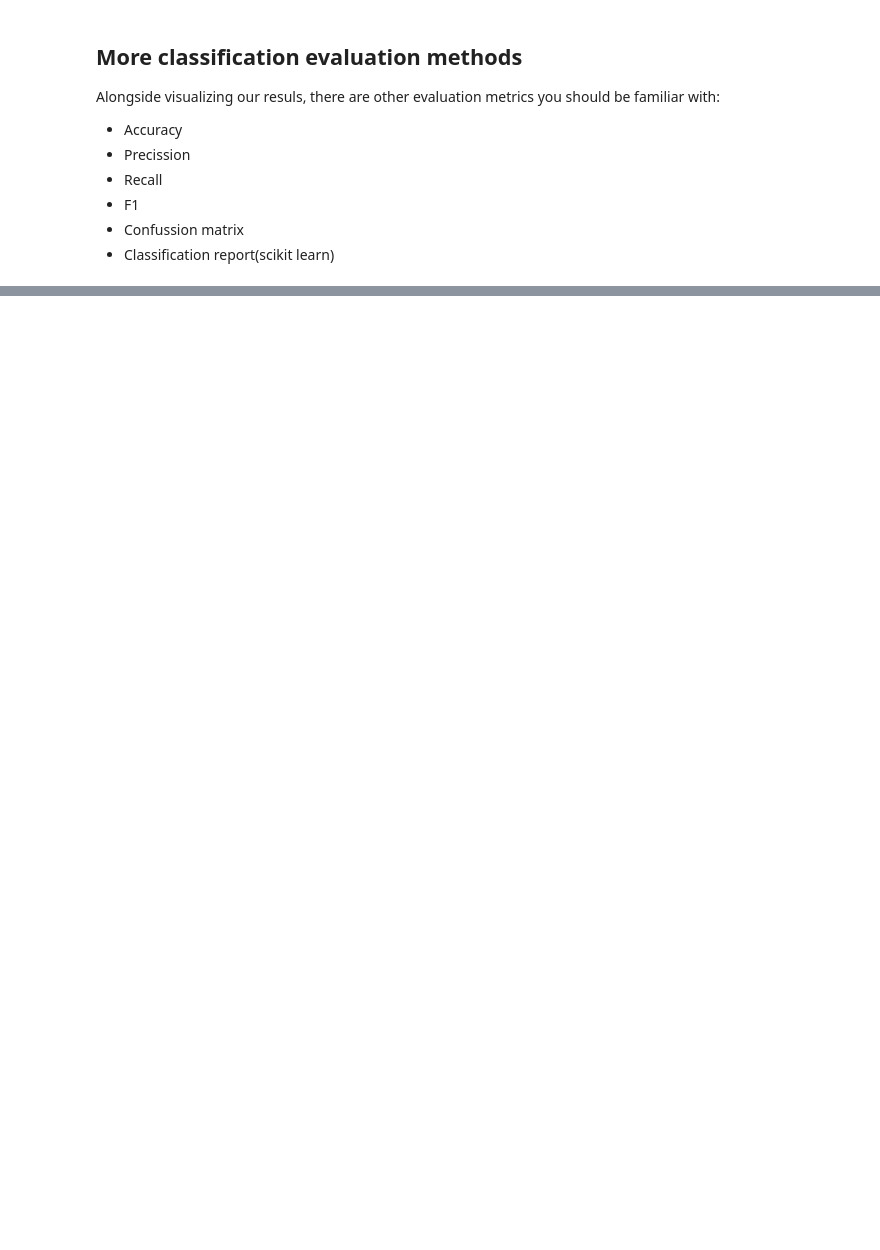
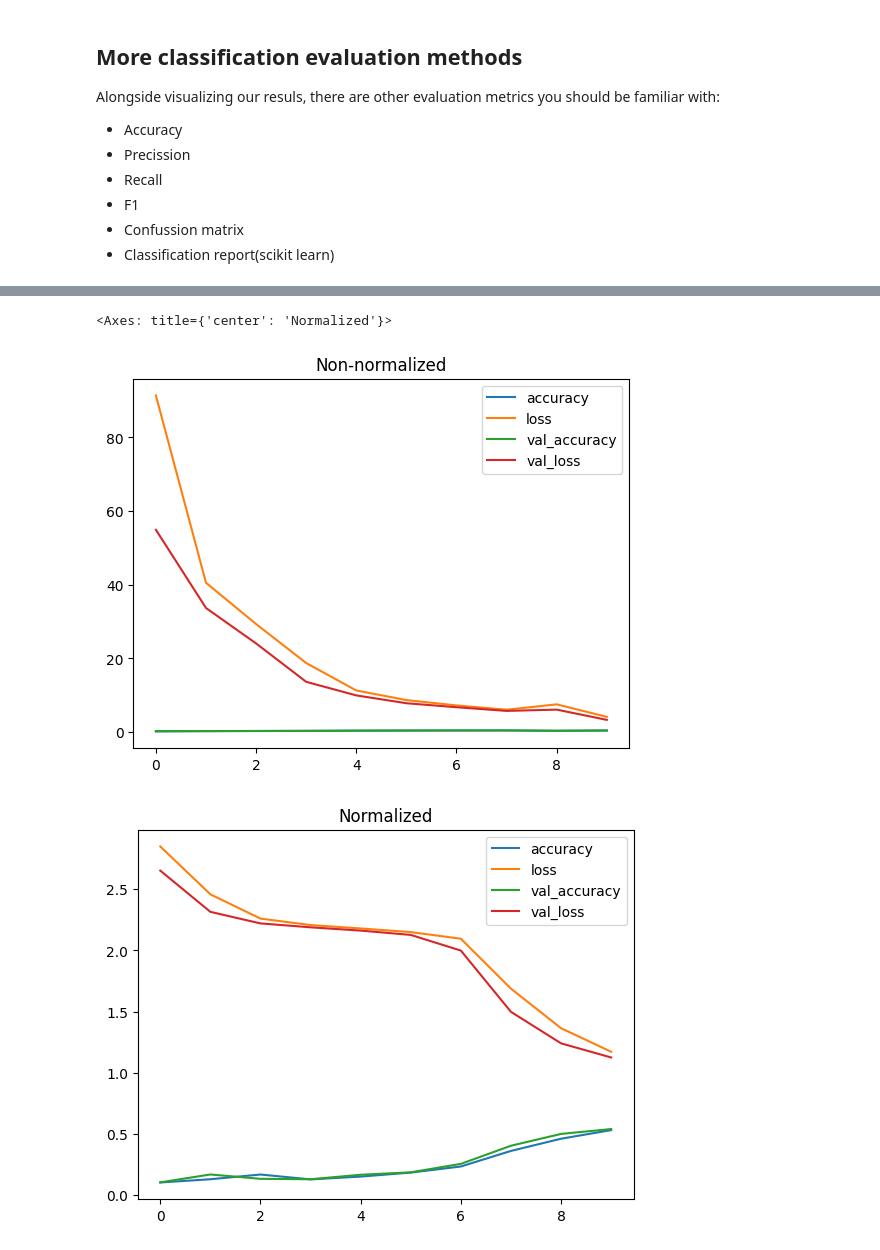
Before and after one commit to Sloppy1999/tf_course, a Jupyter notebook: notebooks/02_classification.ipynb, the cells around one changed output, grey strips where cells are left out. Saved outputs shown, nothing was run; the diff lists cells and outputs as text; code cells hidden in the pictures; blank space fills up the shorter version.

```diff
--- a/notebooks/02_classification.ipynb
+++ b/notebooks/02_classification.ipynb
@@ -484,0 +658,6 @@ confussion_matrix= confusion_matrix
+# %%
+train_data_norm = train_data/255
+test_data_norm = test_data/255
+
+# Check min and max values of the normalized data
+train_data_norm.min(), train_data_norm.max()
@@ -484,0 +666,22 @@ confussion_matrix= confusion_matrix
+# %%
+# Set random seed
+tf.random.set_seed(42)
+
+#1. Create the model
+model_9 = tf.keras.models.Sequential([
+    tf.keras.layers.Flatten(input_shape=(28,28)), #Our data needs to be flattened from a 28x28 array into a flat vector
+    tf.keras.layers.Dense(4, activation="relu"),
+    tf.keras.layers.Dense(4, activation="relu"),
+    tf.keras.layers.Dense(10, activation="softmax")
+])
+
+#2. Compile the model
+model_9.compile(loss= tf.keras.losses.SparseCategoricalCrossentropy(),
+               optimizer="adam",
+               metrics=["accuracy"])
+
+norm_history = model_9.fit(train_data_norm,
+                      train_labels,
+                      batch_size=512,
+                      epochs=10,
+                      validation_data=(test_data_norm, test_labels))
@@ -484,0 +709,10 @@ confussion_matrix= confusion_matrix
+# %%
+import pandas as pd
+#Plot a non-normalized data loss curves
+pd.DataFrame(no_norm_history.history).plot(title="Non-normalized")
+#Plot normalized data loss curves
+pd.DataFrame(norm_history.history).plot(title="Normalized")
+# %% [output]
+<Axes: title={'center': 'Normalized'}>
+[figure, added]
+[figure, added]
```
Also changed, not shown: parts of 47 cells of this notebook.
